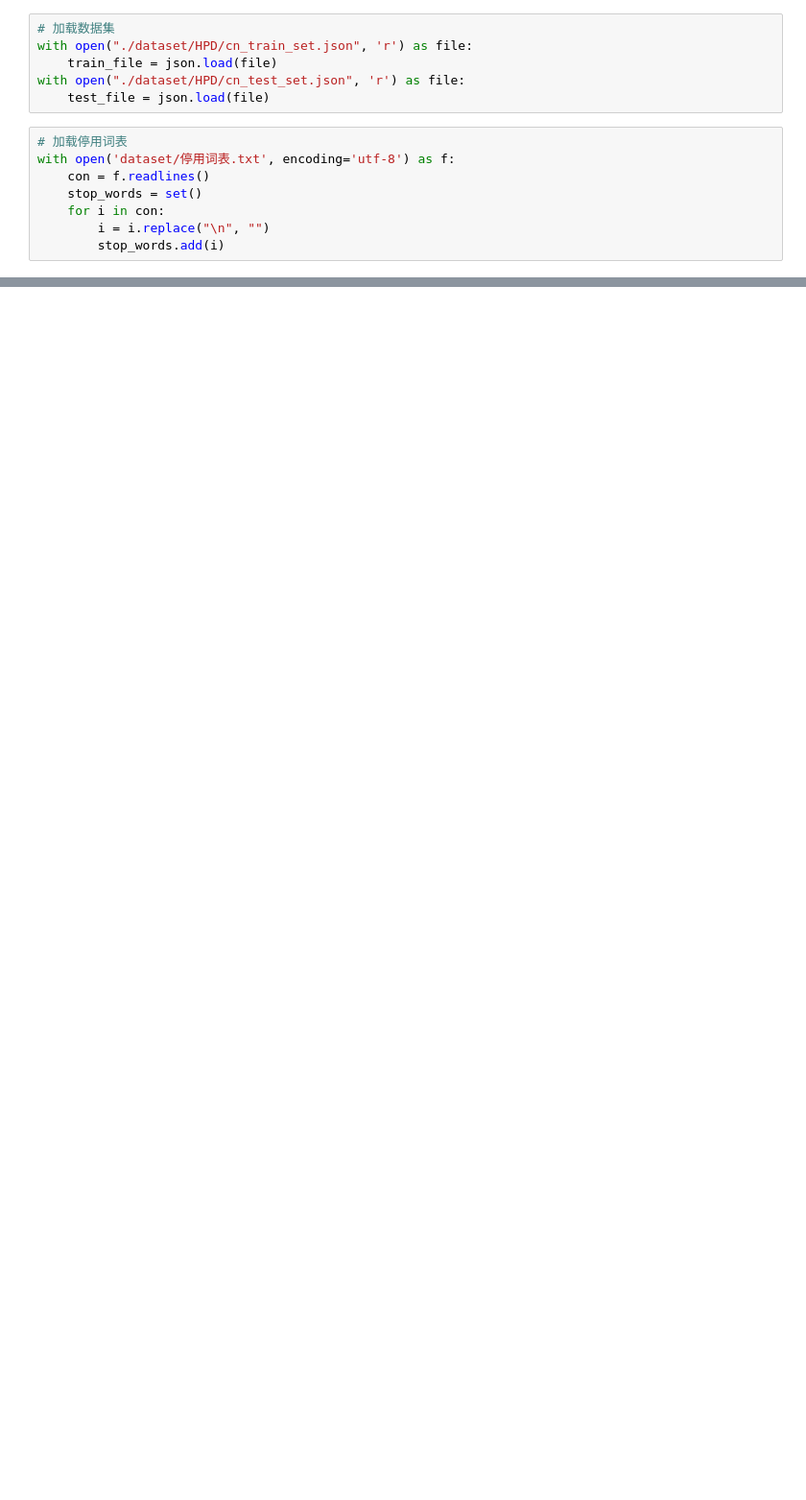
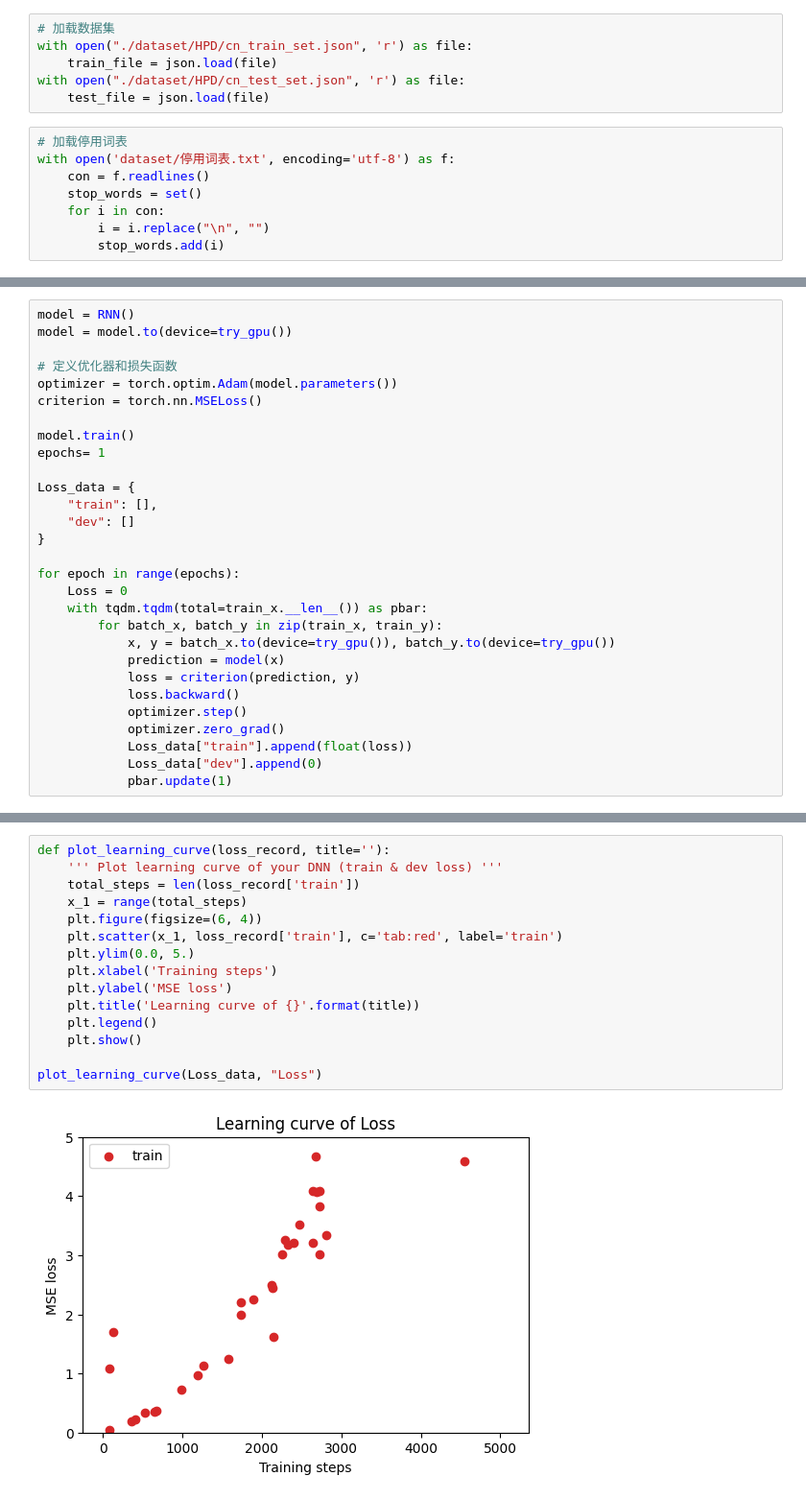
Before and after one commit to SongZihui-sudo/deeplearning, a Jupyter notebook: 循环神经网络.ipynb, the cells around one changed output, grey strips where cells are left out. Shown at 96% size. Drawn from its saved outputs; the diff is of its cells as text; blank space fills up the shorter version.

```diff
--- a/循环神经网络.ipynb
+++ b/循环神经网络.ipynb
@@ -204,0 +223,29 @@ seq_data_iter_random(64, train_table, 5)
+# %%
+model = RNN()
+model = model.to(device=try_gpu())
+
+# 定义优化器和损失函数
+optimizer = torch.optim.Adam(model.parameters())
+criterion = torch.nn.MSELoss()
+
+model.train()
+epochs= 1
+
+Loss_data = {
+    "train": [],
+    "dev": []
+}
+
+for epoch in range(epochs):
+    Loss = 0
+    with tqdm.tqdm(total=train_x.__len__()) as pbar:
+        for batch_x, batch_y in zip(train_x, train_y):
+            x, y = batch_x.to(device=try_gpu()), batch_y.to(device=try_gpu())
+            prediction = model(x)
+            loss = criterion(prediction, y)
+            loss.backward()
+            optimizer.step()
+            optimizer.zero_grad()
+            Loss_data["train"].append(float(loss))
+            Loss_data["dev"].append(0)
+            pbar.update(1)
@@ -204,0 +256,17 @@ seq_data_iter_random(64, train_table, 5)
+# %%
+def plot_learning_curve(loss_record, title=''):
+    ''' Plot learning curve of your DNN (train & dev loss) '''
+    total_steps = len(loss_record['train'])
+    x_1 = range(total_steps)
+    plt.figure(figsize=(6, 4))
+    plt.scatter(x_1, loss_record['train'], c='tab:red', label='train')
+    plt.ylim(0.0, 5.)
+    plt.xlabel('Training steps')
+    plt.ylabel('MSE loss')
+    plt.title('Learning curve of {}'.format(title))
+    plt.legend()
+    plt.show()
+
+plot_learning_curve(Loss_data, "Loss")
+# %% [output]
+[figure, added]
```
Also changed, not shown: parts of 22 cells of this notebook.
